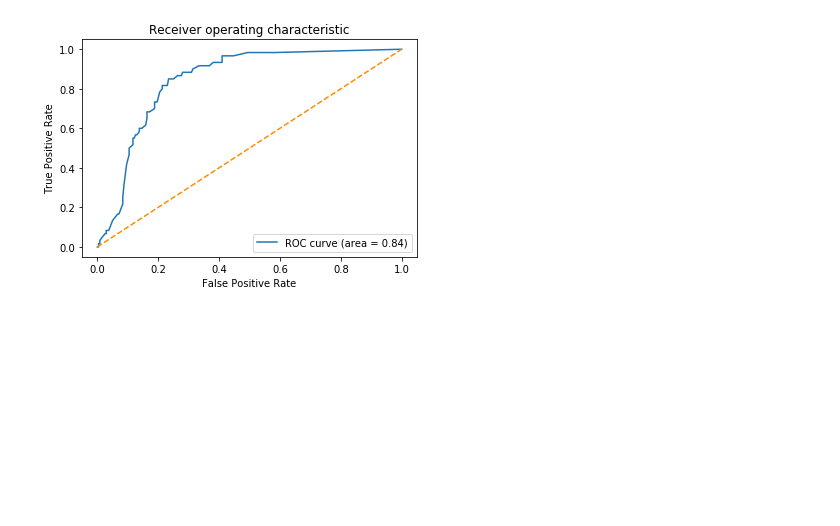
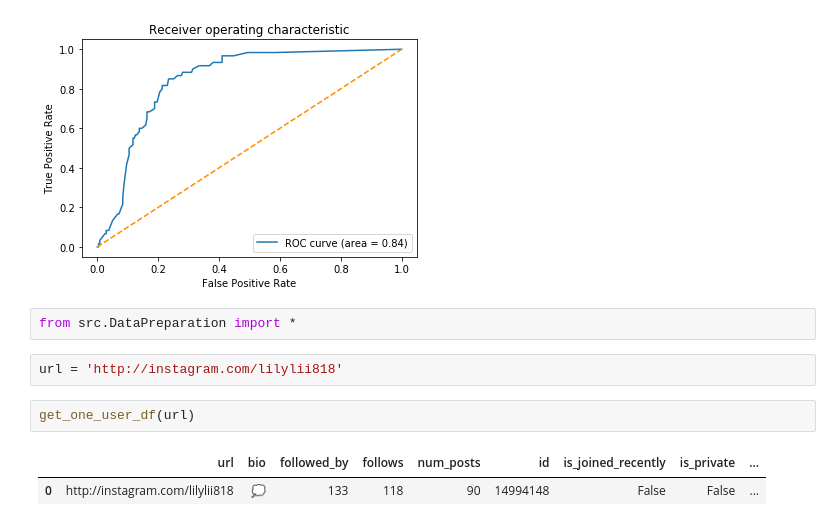
Before and after one commit to liyingli0818/instagram_account_type_predictor, a Jupyter notebook: fcc_model.ipynb, the cells around one changed output. Saved outputs shown, nothing was run; the diff lists cells and outputs as text; blank space fills up the shorter version.

Commit message:
Add one user pred

```diff
--- a/fcc_model.ipynb
+++ b/fcc_model.ipynb
@@ -342,3 +356,12 @@ plt.legend(loc="lower right")
 # %% [output]
 <matplotlib.legend.Legend at 0x...>
 [figure]
+# %%
+from src.DataPreparation import *
+# %%
+url = 'http://instagram.com/lilylii818'
+# %%
+get_one_user_df(url)
+# %% [output]
+|  | url | bio | followed_by | follows | num_posts | id | is_joined_recently | is_private | ... |
+| 0 | http://instagram.com/lilylii818 | 💭 | 133 | 118 | 90 | 14994148 | False | False | ... |
```
Also changed, not shown: parts of 6 cells of this notebook, 3 other files.
